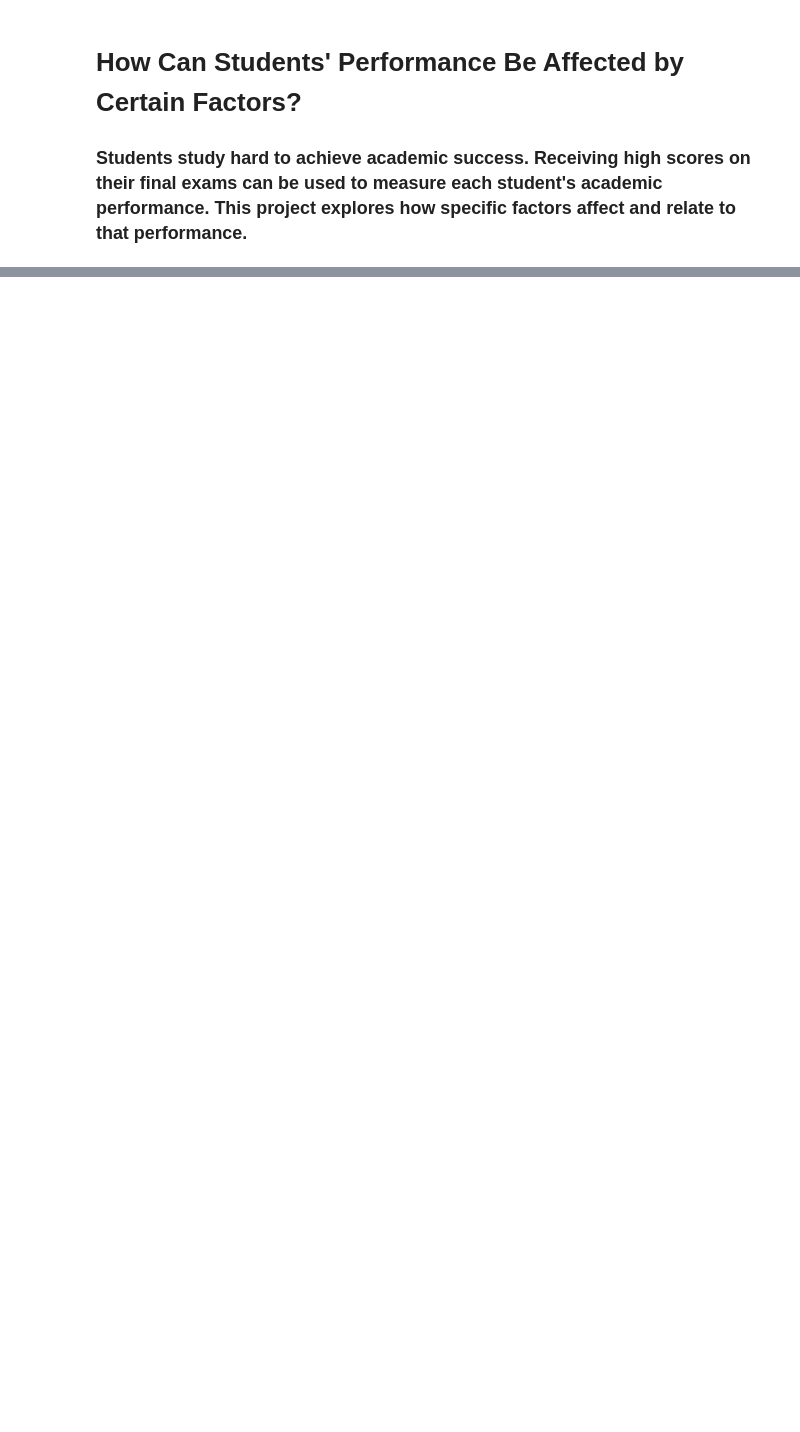
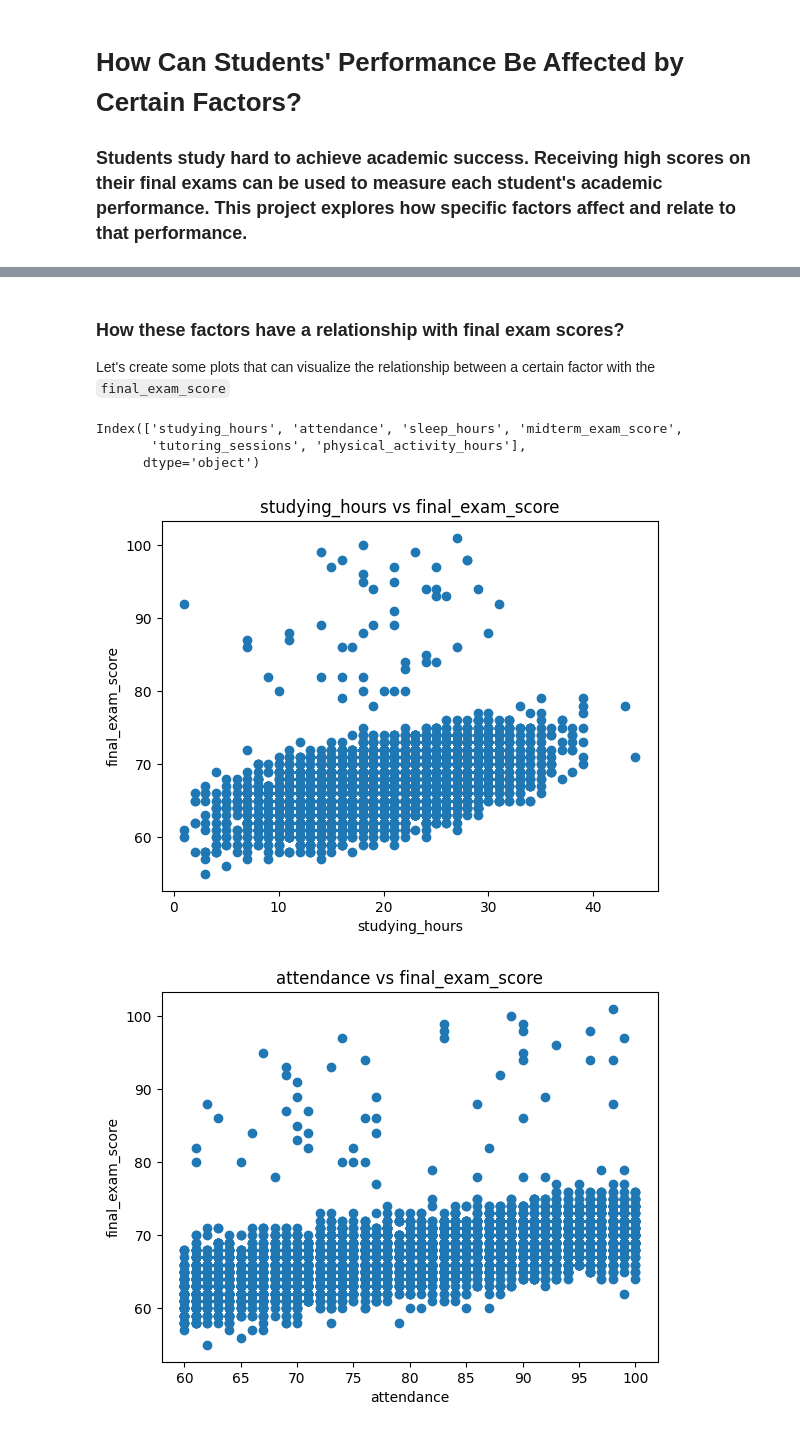
Before and after one commit to mkim2178/Modeling_Factory, a Jupyter notebook: how_student_perform/analyze_student_performance.ipynb, the cells around one changed output, grey strips where cells are left out. Saved outputs shown, nothing was run; the diff lists cells and outputs as text; code cells hidden in the pictures; blank space fills up the shorter version.

```diff
--- a/how_student_perform/analyze_student_performance.ipynb
+++ b/how_student_perform/analyze_student_performance.ipynb
@@ -22,0 +51,6 @@ student_performance.head()
+# %%
+"""
+Focus on certain factors
+"""
+student_performance_simplified = df[["studying_hours", "attendance", "sleep_hours", "midterm_exam_score", "tutoring_sessions", "physical_activity_hours"]]
+final_exam_score = df["final_exam_score"]
@@ -22,0 +90,20 @@ student_performance.head()
+# %% [markdown]
+### How these factors have a relationship with final exam scores?
+
+Let's create some plots that can visualize the relationship between a certain factor with the `final_exam_score`
+# %%
+features = student_performance_simplified.columns
+print(features)
+
+for feature in features:
+    plt.scatter(student_performance_simplified[feature], final_exam_score)
+    plt.title(f"{feature} vs final_exam_score")
+    plt.xlabel(feature)
+    plt.ylabel("final_exam_score")
+    plt.show()
+# %% [output]
+Index(['studying_hours', 'attendance', 'sleep_hours', 'midterm_exam_score',
+       'tutoring_sessions', 'physical_activity_hours'],
+      dtype='object')
+[figure, added]
+[figure, added]
```
Also changed, not shown: parts of 17 cells of this notebook.
